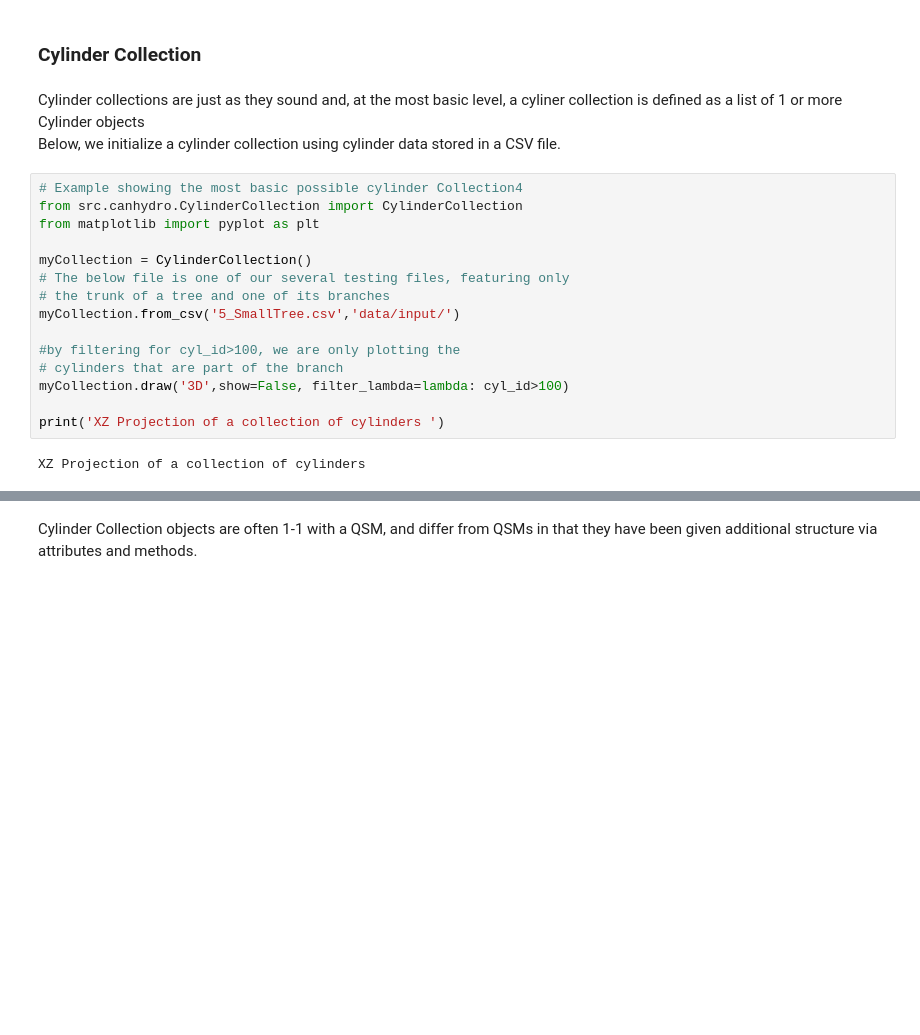
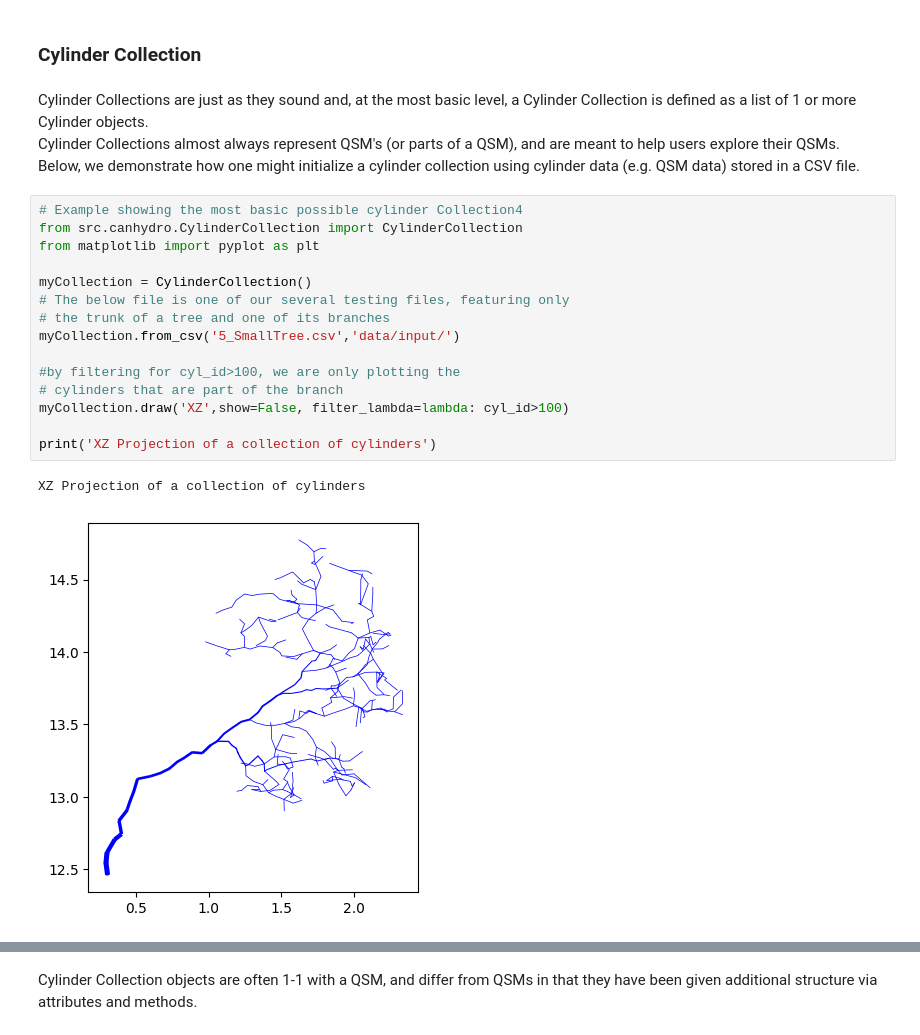
Before and after one commit to wischmcj/canopyHydrodynamics, a Jupyter notebook: examples/notebooks/tutorial.ipynb, the cells around one changed output, grey strips where cells are left out. Drawn from its saved outputs; the diff is of its cells as text; blank space fills up the shorter version.

Commit message:
Fixing 3D plotting for multiple cylinders. Organizing geometry.py

```diff
--- a/examples/notebooks/tutorial.ipynb
+++ b/examples/notebooks/tutorial.ipynb
@@ -114,22 +96,24 @@ plt.show()
 # %% [markdown]
 ### Cylinder Collection
 # %% [markdown]
-Cylinder collections are just as they sound and, at the most basic level, a cyliner collection is defined as a list of 1 or more Cylinder objects \
-Below, we initialize a cylinder collection using cylinder data stored in a CSV file.
+Cylinder Collections are just as they sound and, at the most basic level, a Cylinder Collection is defined as a list of 1 or more Cylinder objects. \
+Cylinder Collections almost always represent QSM's (or parts of a QSM), and are meant to help users explore their QSMs. \
+Below, we demonstrate how one might initialize a cylinder collection using cylinder data (e.g. QSM data) stored in a CSV file.
 # %%
 # Example showing the most basic possible cylinder Collection4
 from src.canhydro.CylinderCollection import CylinderCollection
 from matplotlib import pyplot as plt
 
 myCollection = CylinderCollection()
 # The below file is one of our several testing files, featuring only
 # the trunk of a tree and one of its branches
 myCollection.from_csv('5_SmallTree.csv','data/input/')
 
 #by filtering for cyl_id>100, we are only plotting the
 # cylinders that are part of the branch
-myCollection.draw('3D',show=False, filter_lambda=lambda: cyl_id>100)
+myCollection.draw('XZ',show=False, filter_lambda=lambda: cyl_id>100)
 
-print('XZ Projection of a collection of cylinders ')
+print('XZ Projection of a collection of cylinders')
 # %% [output]
 XZ Projection of a collection of cylinders
+[figure, added]
```
Also changed, not shown: parts of 10 cells of this notebook, 8 other files.
